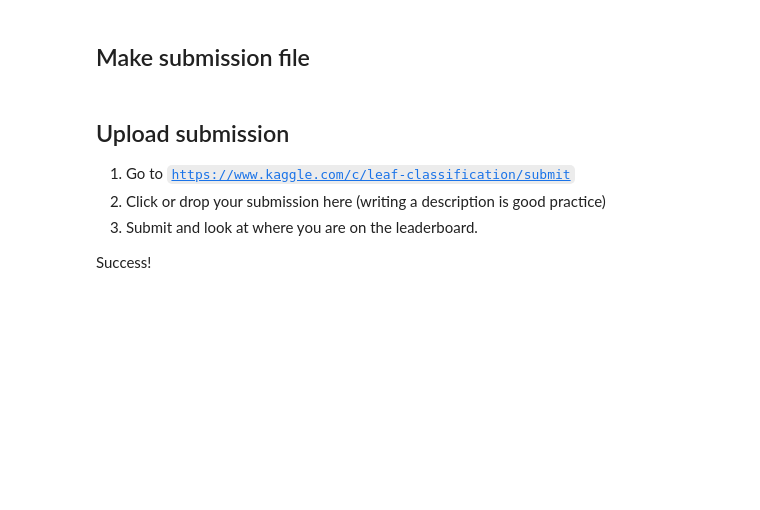
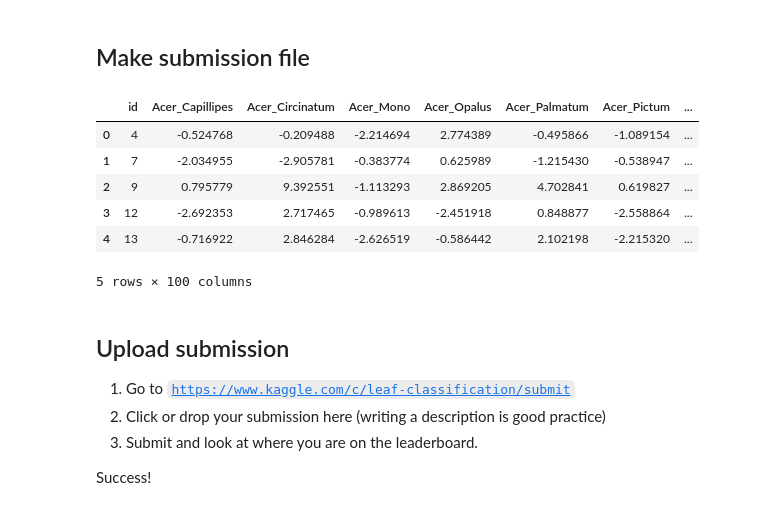
Before and after one commit to markus1573/Legeplads, a Jupyter notebook: Deep learning/02456-deep-learning-with-PyTorch/6_Mini_Project/6.1-EXE-Kaggle-Leaf-Challenge.ipynb, the cells around one changed output. Drawn from its saved outputs; the diff is of its cells as text; code cells hidden in the pictures; blank space fills up the shorter version.

```diff
--- a/Deep learning/02456-deep-learning-with-PyTorch/6_Mini_Project/6.1-EXE-Kaggle-Leaf-Challenge.ipynb
+++ b/Deep learning/02456-deep-learning-with-PyTorch/6_Mini_Project/6.1-EXE-Kaggle-Leaf-Challenge.ipynb
@@ -662,10 +757,10 @@ for batch_test, num in batch_gen.gen_test():
     y_out = output['out'].data
 
     ids_test += batch_test['ids']
-    if num!=len(y_out):
+    if num != len(y_out):
         # in case of the last batch, num will be less than batch_size
         y_out = y_out[:num]
-    preds_test.append(y_out)
+    preds_test.append(y_out.cpu().numpy())  # Convert to CPU memory before converting to numpy
 preds_test = np.concatenate(preds_test, axis=0)
 assert len(ids_test) == len(preds_test)
 # %% [markdown]
@@ -673,11 +768,19 @@ assert len(ids_test) == len(preds_test)
 # %%
 preds_df = pd.DataFrame(preds_test, columns=data.le.classes_)
 ids_test_df = pd.DataFrame(ids_test, columns=["id"])
 submission = pd.concat([ids_test_df, preds_df], axis=1)
-submission.to_csv(drive_path + 'submission.csv', index=False)
+submission.to_csv('submission.csv', index=False)
 
 # below prints the submission, can be removed and replaced with code block below
 submission.head(5)
+# %% [output]
+|  | id | Acer_Capillipes | Acer_Circinatum | Acer_Mono | Acer_Opalus | Acer_Palmatum | Acer_Pictum | ... |
+| 0 | 4 | -0.524768 | -0.209488 | -2.214694 | 2.774389 | -0.495866 | -1.089154 | ... |
+| 1 | 7 | -2.034955 | -2.905781 | -0.383774 | 0.625989 | -1.215430 | -0.538947 | ... |
+| 2 | 9 | 0.795779 | 9.392551 | -1.113293 | 2.869205 | 4.702841 | 0.619827 | ... |
+| 3 | 12 | -2.692353 | 2.717465 | -0.989613 | -2.451918 | 0.848877 | -2.558864 | ... |
+| 4 | 13 | -0.716922 | 2.846284 | -2.626519 | -0.586442 | 2.102198 | -2.215320 | ... |
+5 rows × 100 columns
 # %% [markdown]
 ## Upload submission
 
```
Also changed, not shown: parts of 22 cells of this notebook, 2 other files.
